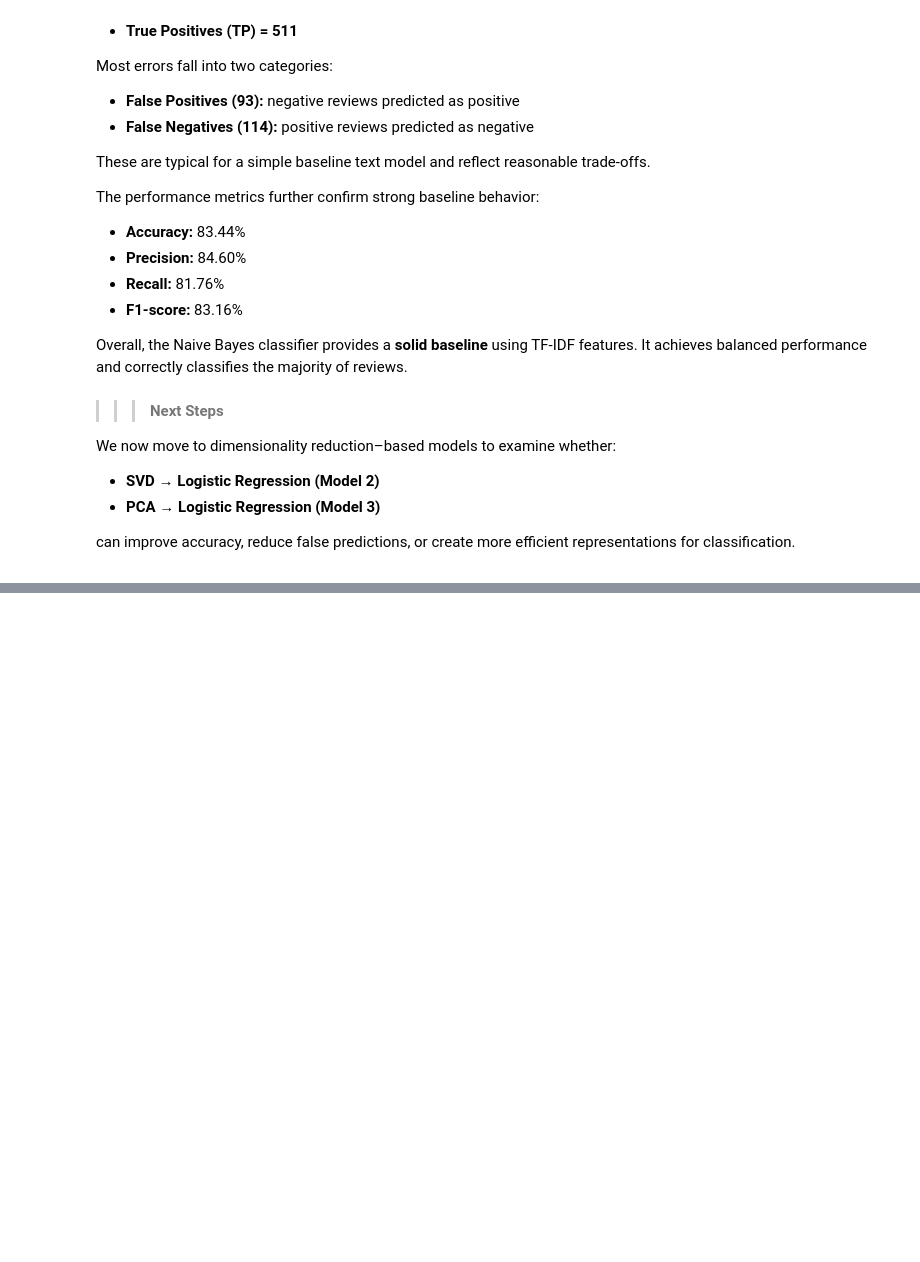
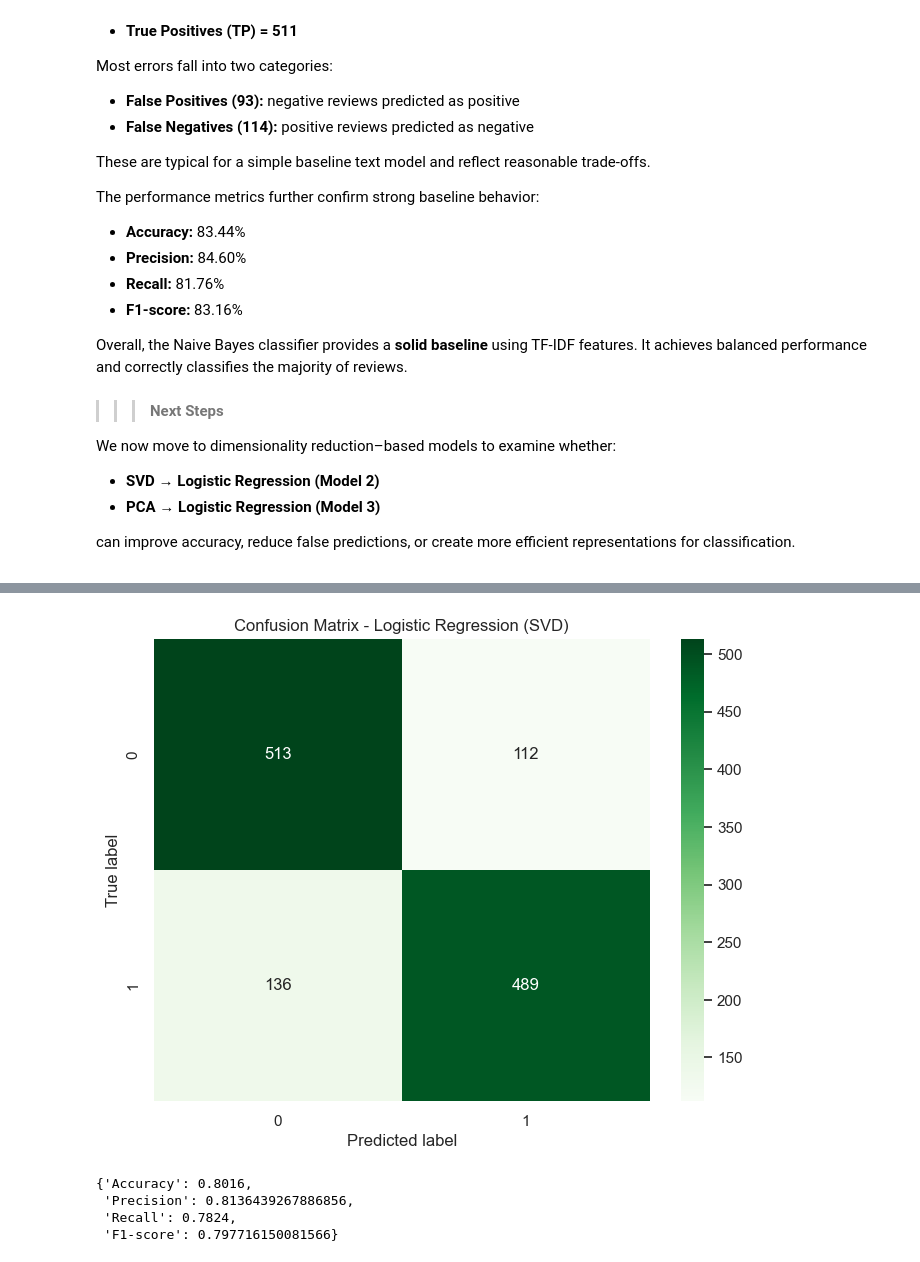
Before and after one commit to Sabrina1911/Group-Project---Natural-Language-Processing_AmazonPolarity, a Jupyter notebook: notebooks/Classification_amazonpolarity.ipynb, the cells around one changed output, grey strips where cells are left out. Cells and saved outputs as stored; diff of their text form; code cells hidden in the pictures; blank space fills up the shorter version.

```diff
--- a/notebooks/Classification_amazonpolarity.ipynb
+++ b/notebooks/Classification_amazonpolarity.ipynb
@@ -611,0 +672,10 @@ can improve accuracy, reduce false predictions, or create more efficient represe
+# %%
+# Model 2 — Logistic Regression on SVD Features
+
+lr_svd = LogisticRegression(max_iter=1000, random_state=RANDOM_STATE)
+
+lr_svd.fit(X_train_svd, y_train)
+
+y_pred_svd = lr_svd.predict(X_test_svd)
+
+y_pred_svd[:10]
@@ -611,0 +694,25 @@ can improve accuracy, reduce false predictions, or create more efficient represe
+# %%
+# Model 2 Evaluation — Confusion Matrix + Performance Metrics
+
+cm_svd = confusion_matrix(y_test, y_pred_svd)
+
+sns.heatmap(cm_svd, annot=True, fmt='d', cmap='Greens')
+plt.title("Confusion Matrix - Logistic Regression (SVD)")
+plt.xlabel("Predicted label")
+plt.ylabel("True label")
+plt.show()
+
+metrics_svd = {
+    "Accuracy":  accuracy_score(y_test, y_pred_svd),
+    "Precision": precision_score(y_test, y_pred_svd),
+    "Recall":    recall_score(y_test, y_pred_svd),
+    "F1-score":  f1_score(y_test, y_pred_svd),
+}
+
+metrics_svd
+# %% [output]
+[figure, added]
+{'Accuracy': 0.8016,
+ 'Precision': 0.8136439267886856,
+ 'Recall': 0.7824,
+ 'F1-score': 0.797716150081566}
```
Also changed, not shown: parts of 7 cells of this notebook.
